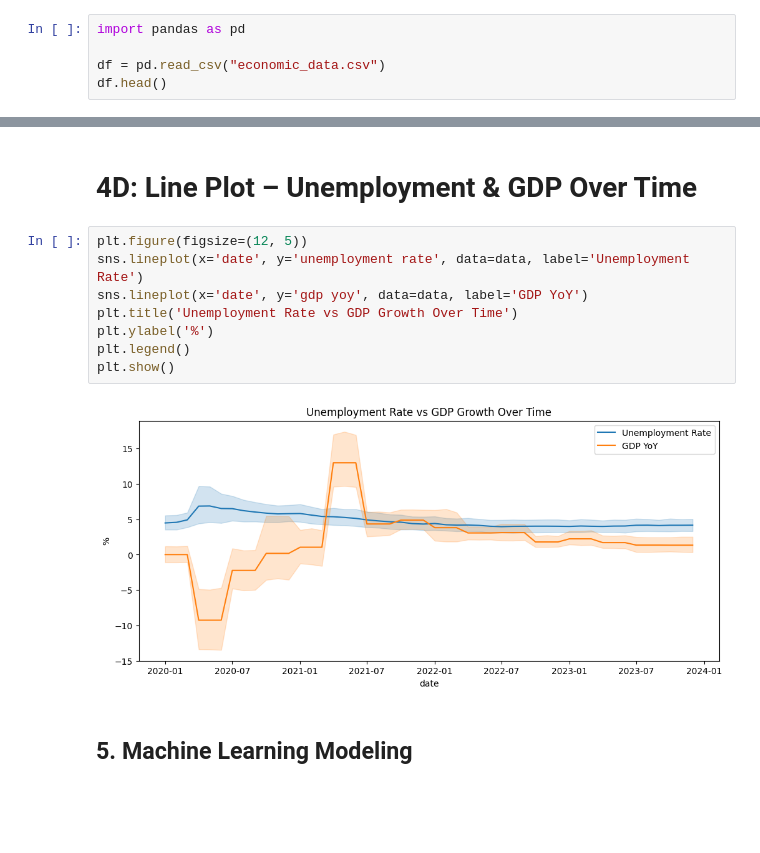
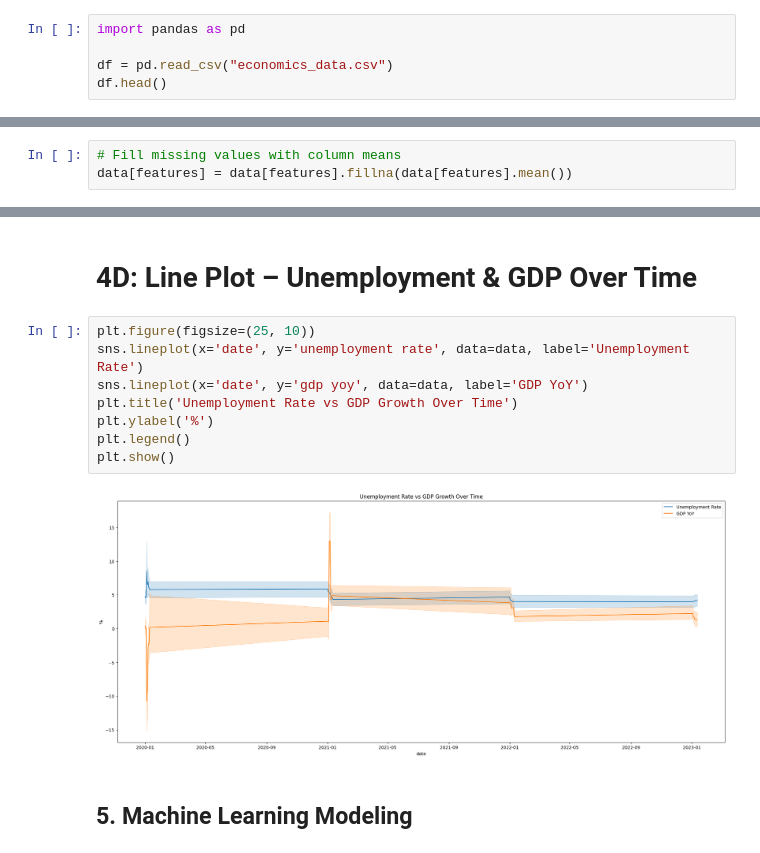
Before and after one commit to Saumya2005-dot/post-covid-ml-analysis, a Jupyter notebook: Post_COVID_Effects_Analysis.ipynb, the cells around one changed output, grey strips where cells are left out. Drawn from its saved outputs; the diff is of its cells as text; blank space fills up the shorter version.

```diff
--- a/Post_COVID_Effects_Analysis.ipynb
+++ b/Post_COVID_Effects_Analysis.ipynb
@@ -53,7 +53,7 @@ Saving economic_data.csv to economic_data (1).csv
 # %%
 import pandas as pd
 
-df = pd.read_csv("economic_data.csv")
+df = pd.read_csv("economics_data.csv")
 df.head()
 # %% [output]
 |  | country | date | manufacturing pmi | services pmi | consumer confidence | interest rates | cpi yoy | ... |
@@ -126,0 +131,3 @@ dtype: int64
+# %%
+# Fill missing values with column means
+data[features] = data[features].fillna(data[features].mean())
@@ -140,15 +149,15 @@ plt.show()
 # %% [markdown]
 # **4D: Line Plot – Unemployment & GDP Over Time**
 # %%
-plt.figure(figsize=(12, 5))
+plt.figure(figsize=(25, 10))
 sns.lineplot(x='date', y='unemployment rate', data=data, label='Unemployment Rate')
 sns.lineplot(x='date', y='gdp yoy', data=data, label='GDP YoY')
 plt.title('Unemployment Rate vs GDP Growth Over Time')
 plt.ylabel('%')
 plt.legend()
 plt.show()
 # %% [output]
-[figure, old version]
+[figure, new version]
 # %% [markdown]
 ## **5. Machine Learning Modeling**
 # %% [markdown]
```
Also changed, not shown: parts of 62 cells of this notebook.
